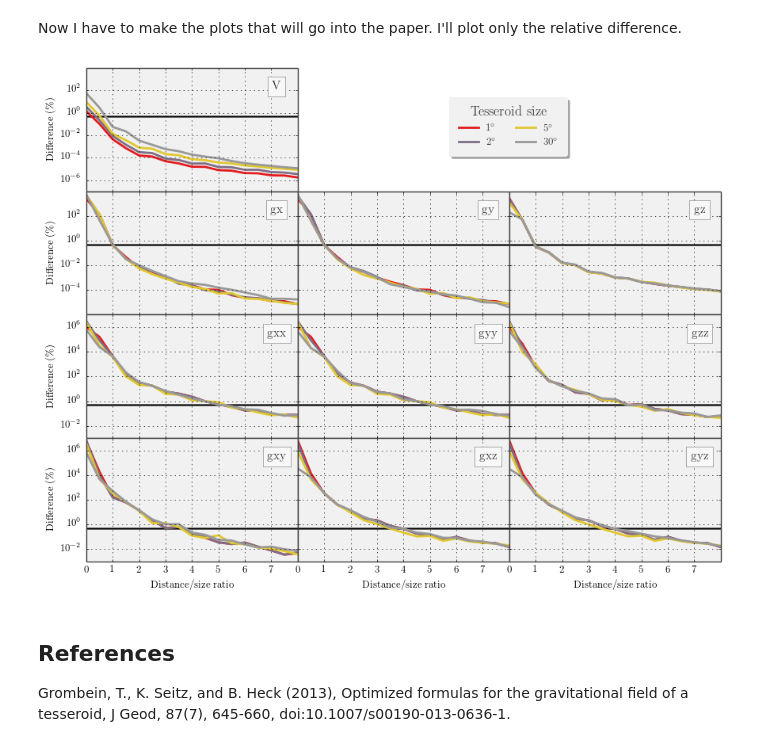
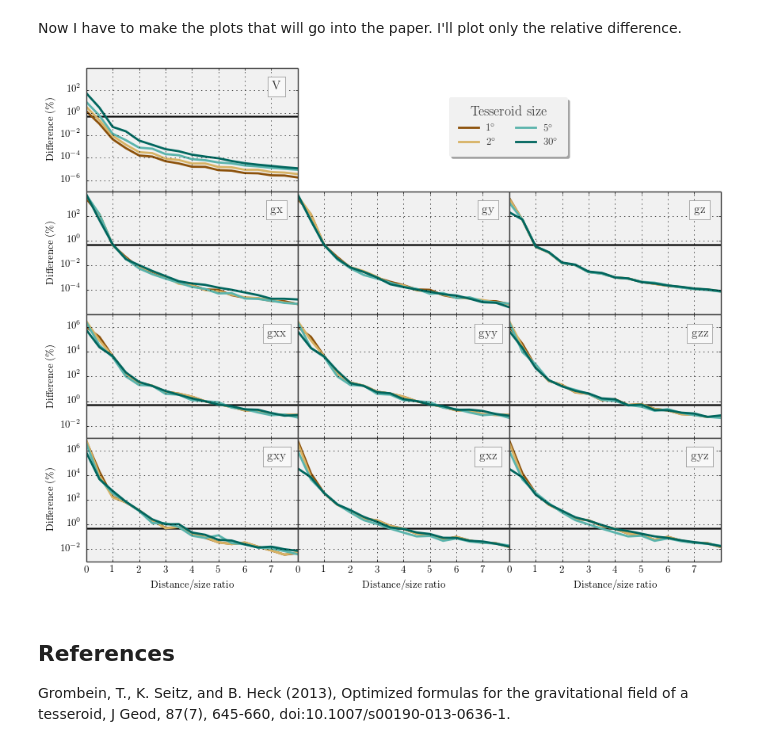
Before and after one commit to pinga-lab/paper-tesseroids, a Jupyter notebook: notebooks/tesseroid_vs_spherical_shell.ipynb, the cells around one changed output. Drawn from its saved outputs; the diff is of its cells as text; code cells hidden in the pictures.

Commit message:
Better colors for results figure

```diff
--- a/notebooks/tesseroid_vs_spherical_shell.ipynb
+++ b/notebooks/tesseroid_vs_spherical_shell.ipynb
@@ -478,7 +478,8 @@ max_diff = diff.groupby(['size', 'ratio']).max()
 # %% [markdown]
 Now I have to make the plots that will go into the paper. I'll plot only the relative difference.
 # %%
-colors = [plt.cm.Set1(c) for c in np.linspace(0, 1, 4)]
+#colors = [plt.cm.YlGn(c) for c in np.linspace(0, 1, 4)]
+colors = "#8c510a #d8b365 #5ab4ac #01665e".split()
 styles = ['-', '-', '-', '-']
 
 fig, subplots = plt.subplots(4, 3, sharey='row', sharex='col')
@@ -509,34 +510,35 @@ for ax in subplots[0, 1:]:
     ax.axison = False
 
 ax = subplots[0, 0]
 legend = ax.legend(numpoints=1, borderpad=1, title='Tesseroid size', ncol=2, bbox_to_anchor=(2.3, 0.8),
                    fancybox=True, shadow=True)
 rect = legend.get_frame()
 rect.set_linewidth(0.0)
 
 ax.set_ylim(1e-7, 1e4)
 ax.set_yticks([1e-6, 1e-4, 1e-2, 1, 1e2])
 for ax in subplots[1, :].ravel():
     ax.set_ylim(1e-6, 1e4)
     ax.set_yticks([1e-4, 1e-2, 1, 1e2])
 for ax in subplots[2:, :].ravel():
     ax.set_ylim(1e-3, 1e7)
     ax.set_yticks([1e-2, 1, 1e2, 1e4, 1e6])
 
 for ax in subplots[-1, :]:
     ax.set_xticks(ax.get_xticks()[0:-1])
 for ax in subplots[:, 0]:
     ax.minorticks_off()
 
 for ax in subplots[:, 0]:
     ax.set_ylabel('Difference (\%)')
 for ax in subplots[-1, :]:
     ax.set_xlabel('Distance/size ratio')
 
 plt.subplots_adjust(hspace=0, wspace=0, top=0.97, bottom=0.08, left=0.1, right=0.99)
 plt.savefig('../figs/tesseroid-x-shell.eps')
+fig
 # %% [output]
-[figure, old version]
+[figure, new version]
 # %% [markdown]
 ## References
 Grombein, T., K. Seitz, and B. Heck (2013), Optimized formulas for the gravitational field of a tesseroid, J Geod, 87(7), 645-660, doi:10.1007/s00190-013-0636-1.
```
Also changed, not shown: 1 other file.
